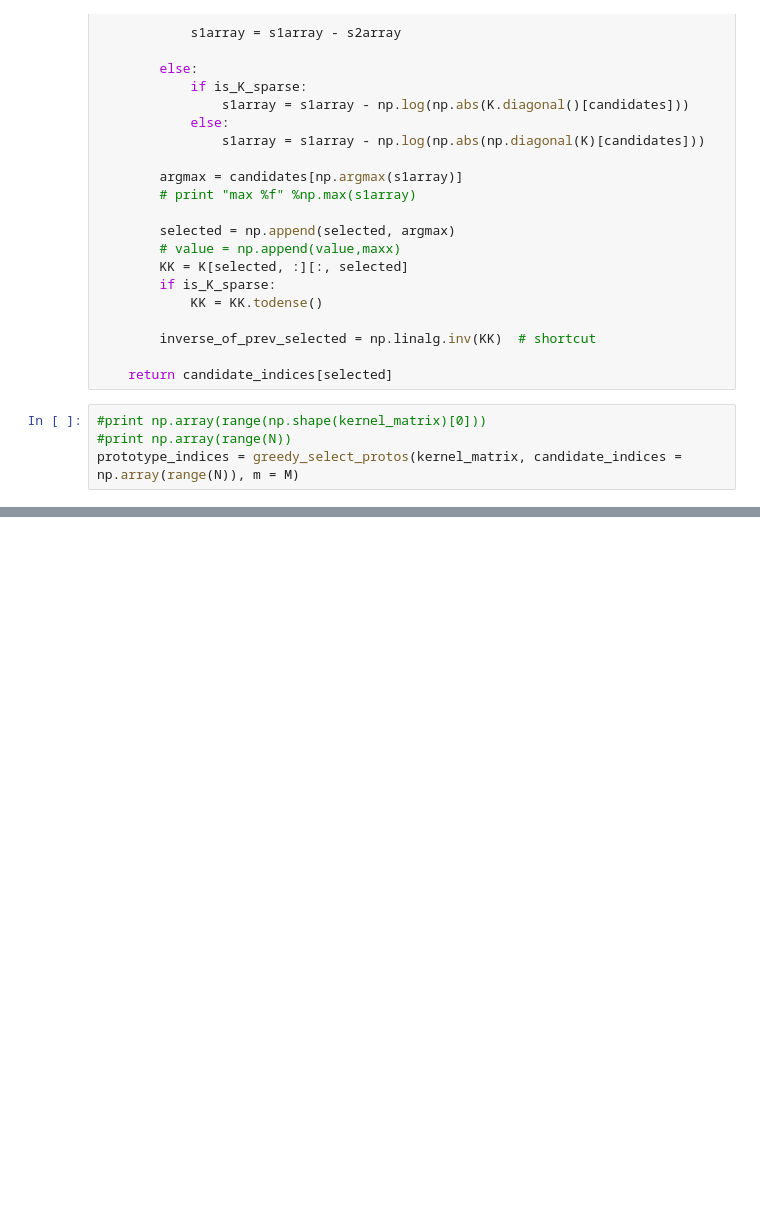
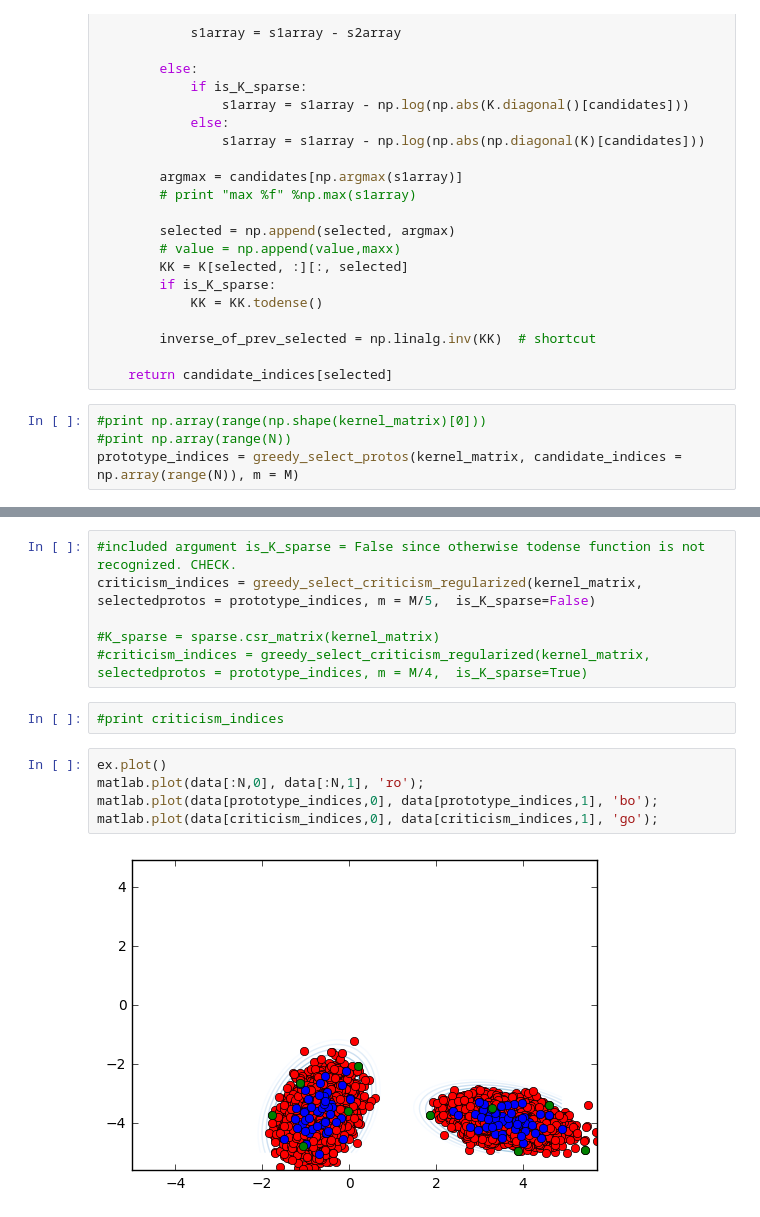
Before and after one commit to EmiliaPompe/DogsProject, a Jupyter notebook: prototypes.ipynb, the cells around one changed output, grey strips where cells are left out. Cells and saved outputs as stored; diff of their text form; blank space fills up the shorter version.

```diff
--- a/prototypes.ipynb
+++ b/prototypes.ipynb
@@ -84,0 +168,15 @@ matlab.plot(data[prototype_indices,0], data[prototype_indices,1], 'bo');
+# %%
+#included argument is_K_sparse = False since otherwise todense function is not recognized. CHECK.
+criticism_indices = greedy_select_criticism_regularized(kernel_matrix, selectedprotos = prototype_indices, m = M/5,  is_K_sparse=False)
+
+#K_sparse = sparse.csr_matrix(kernel_matrix)
+#criticism_indices = greedy_select_criticism_regularized(kernel_matrix, selectedprotos = prototype_indices, m = M/4,  is_K_sparse=True)
+# %%
+#print criticism_indices
+# %%
+ex.plot()
+matlab.plot(data[:N,0], data[:N,1], 'ro');
+matlab.plot(data[prototype_indices,0], data[prototype_indices,1], 'bo');
+matlab.plot(data[criticism_indices,0], data[criticism_indices,1], 'go');
+# %% [output]
+[figure, added]
```
Also changed, not shown: parts of 4 cells of this notebook, 1 other file.
